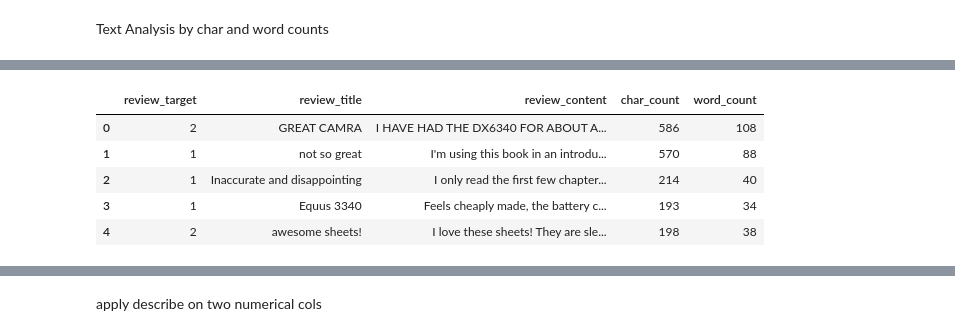
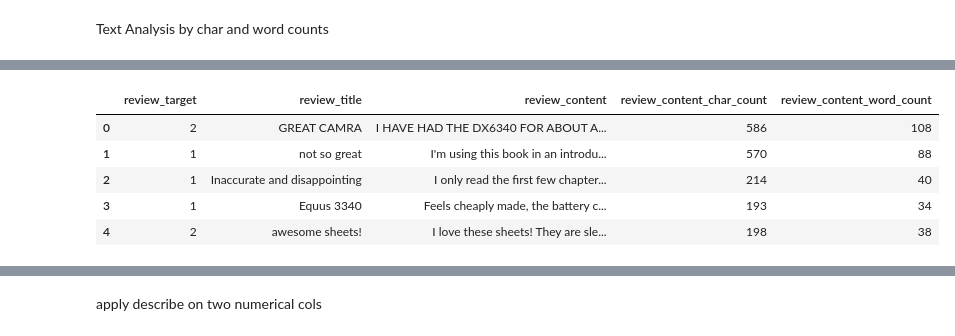
Before and after one commit to elsayedelmandoh/sentiment-sleuth, a Jupyter notebook: notebooks/02_eda.ipynb, the cells around one changed output, grey strips where cells are left out. Cells and saved outputs as stored; diff of their text form; code cells hidden in the pictures.

```diff
--- a/notebooks/02_eda.ipynb
+++ b/notebooks/02_eda.ipynb
@@ -119,6 +133,6 @@ Name: count, dtype: int64
 # %% [markdown]
 Text Analysis by char and word counts
 # %%
-balanced_sample_train['char_count'] = balanced_sample_train['review_content'].str.len()
+balanced_sample_train['review_content_char_count'] = balanced_sample_train['review_content'].str.len()
 balanced_sample_train.head()
 # %% [output]
@@ -138,8 +152,8 @@ plt.show()
 # %%
-balanced_sample_train['word_count'] = balanced_sample_train['review_content'].apply(lambda x: len(str(x).split()))
+balanced_sample_train['review_content_word_count'] = balanced_sample_train['review_content'].apply(lambda x: len(str(x).split()))
 balanced_sample_train.head()
 # %% [output]
-|  | review_target | review_title | review_content | char_count | word_count |
+|  | review_target | review_title | review_content | review_content_char_count | review_content_word_count |
 | 0 | 2 | GREAT CAMRA | I HAVE HAD THE DX6340 FOR ABOUT A... | 586 | 108 |
 | 1 | 1 | not so great | I'm using this book in an introdu... | 570 | 88 |
 | 2 | 1 | Inaccurate and disappointing | I only read the first few chapter... | 214 | 40 |
```
Also changed, not shown: parts of 10 cells of this notebook, 4 other files.
